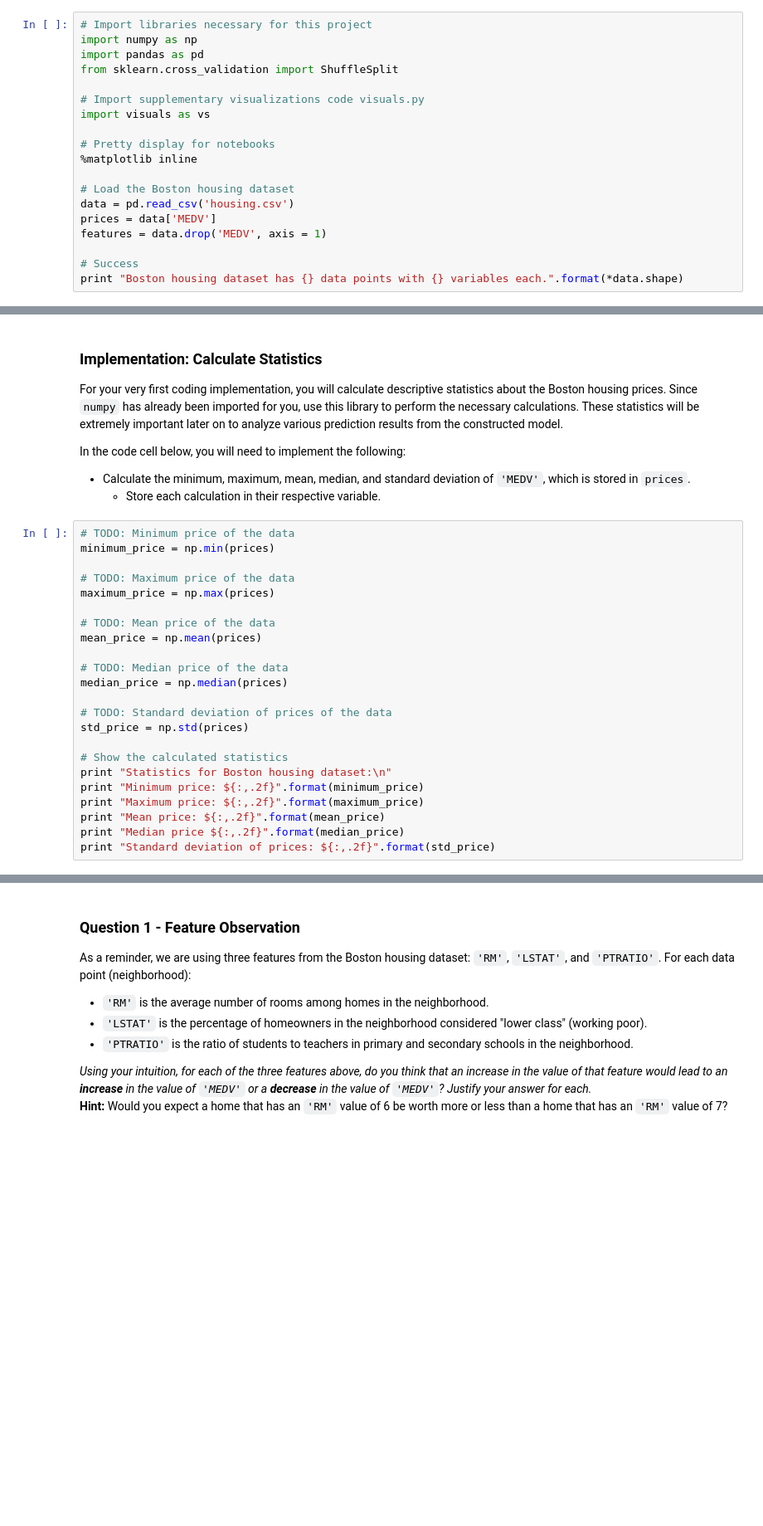
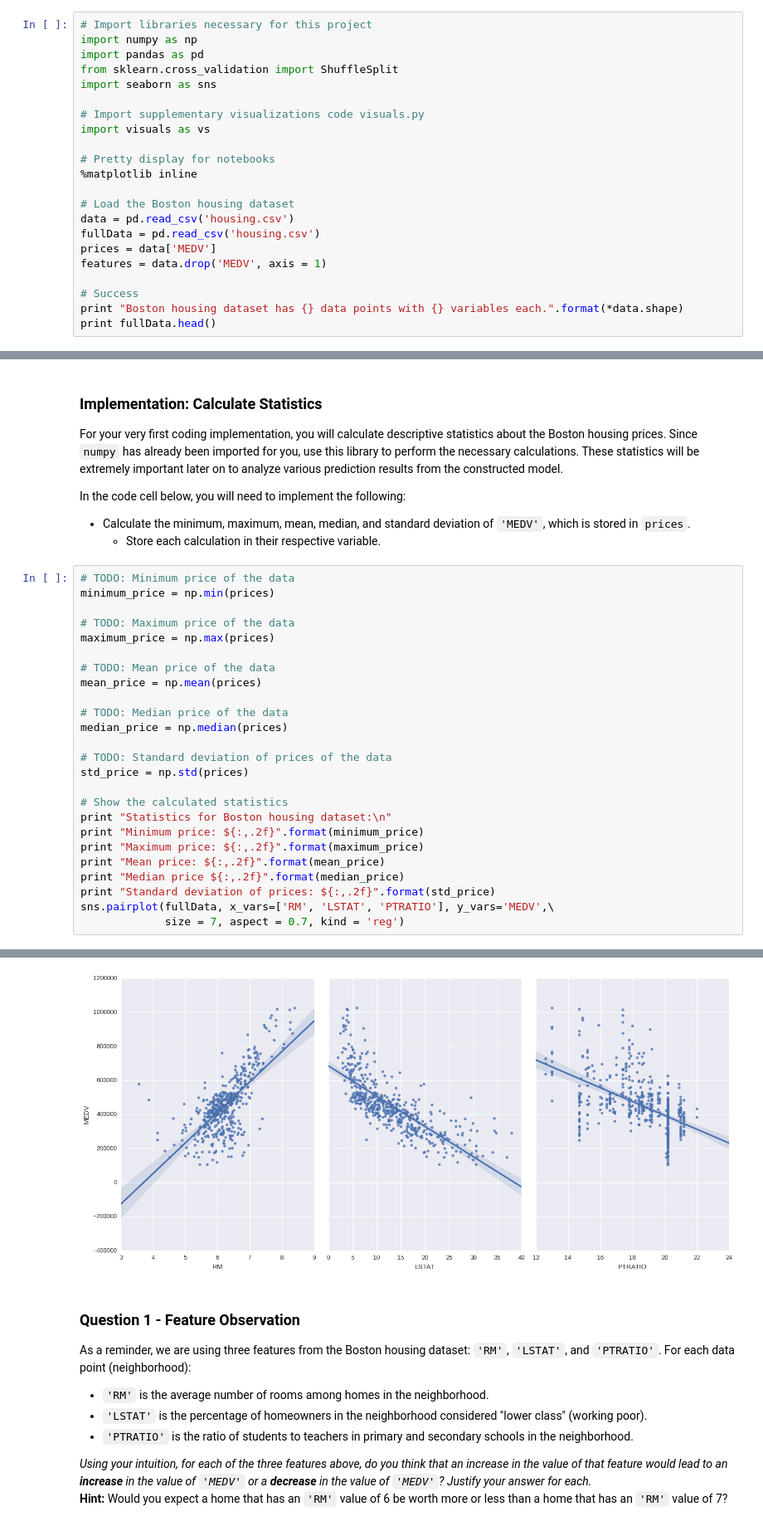
Before and after one commit to vharavu/machine-learning, a Jupyter notebook: projects/boston_housing/boston_housing.ipynb, the cells around one changed output, grey strips where cells are left out. Shown at 83% size. Saved outputs shown, nothing was run; the diff lists cells and outputs as text; blank space fills up the shorter version.

```diff
--- a/projects/boston_housing/boston_housing.ipynb
+++ b/projects/boston_housing/boston_housing.ipynb
@@ -24,6 +24,7 @@ Run the code cell below to load the Boston housing dataset, along with a few of
 import numpy as np
 import pandas as pd
 from sklearn.cross_validation import ShuffleSplit
+import seaborn as sns
 
 # Import supplementary visualizations code visuals.py
 import visuals as vs
@@ -33,10 +34,12 @@ import visuals as vs
 
 # Load the Boston housing dataset
 data = pd.read_csv('housing.csv')
+fullData = pd.read_csv('housing.csv')
 prices = data['MEDV']
 features = data.drop('MEDV', axis = 1)
 
 # Success
 print "Boston housing dataset has {} data points with {} variables each.".format(*data.shape)
+print fullData.head()
 # %% [output]
 Boston housing dataset has 489 data points with 4 variables each.
@@ -75,6 +84,8 @@ print "Maximum price: ${:,.2f}".format(maximum_price)
 print "Mean price: ${:,.2f}".format(mean_price)
 print "Median price ${:,.2f}".format(median_price)
 print "Standard deviation of prices: ${:,.2f}".format(std_price)
+sns.pairplot(fullData, x_vars=['RM', 'LSTAT', 'PTRATIO'], y_vars='MEDV',\
+             size = 7, aspect = 0.7, kind = 'reg')
 # %% [output]
 Statistics for Boston housing dataset:
 
@@ -86,3 +98,4 @@ Standard deviation of prices: $165,171.13
+[figure, added]
 # %% [markdown]
 ### Question 1 - Feature Observation
 As a reminder, we are using three features from the Boston housing dataset: `'RM'`, `'LSTAT'`, and `'PTRATIO'`. For each data point (neighborhood):
```
Also changed, not shown: parts of 13 cells of this notebook, 1 other file.
